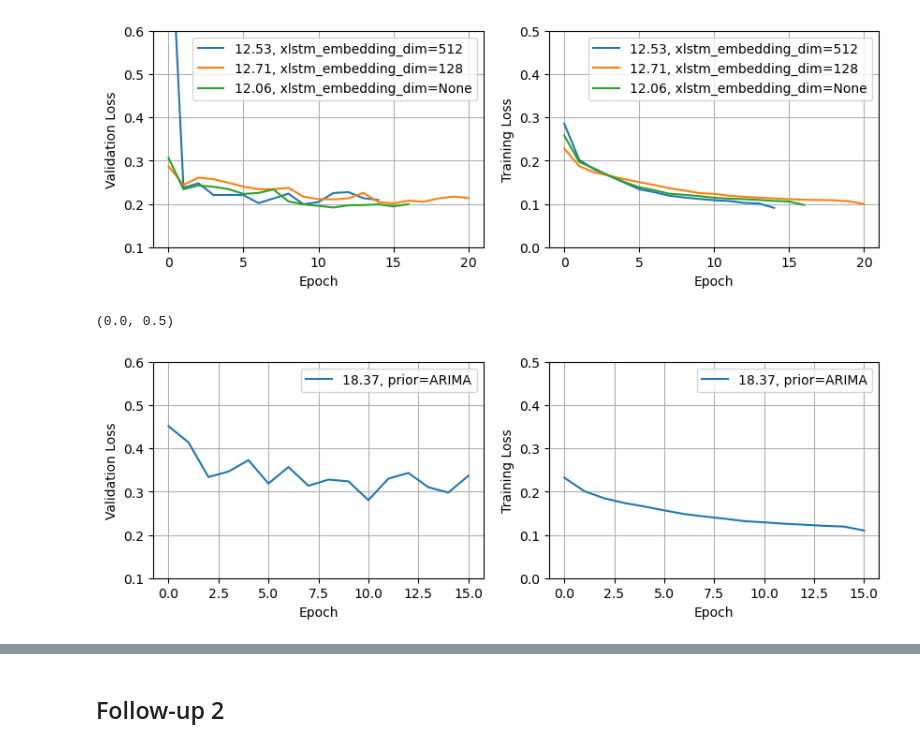
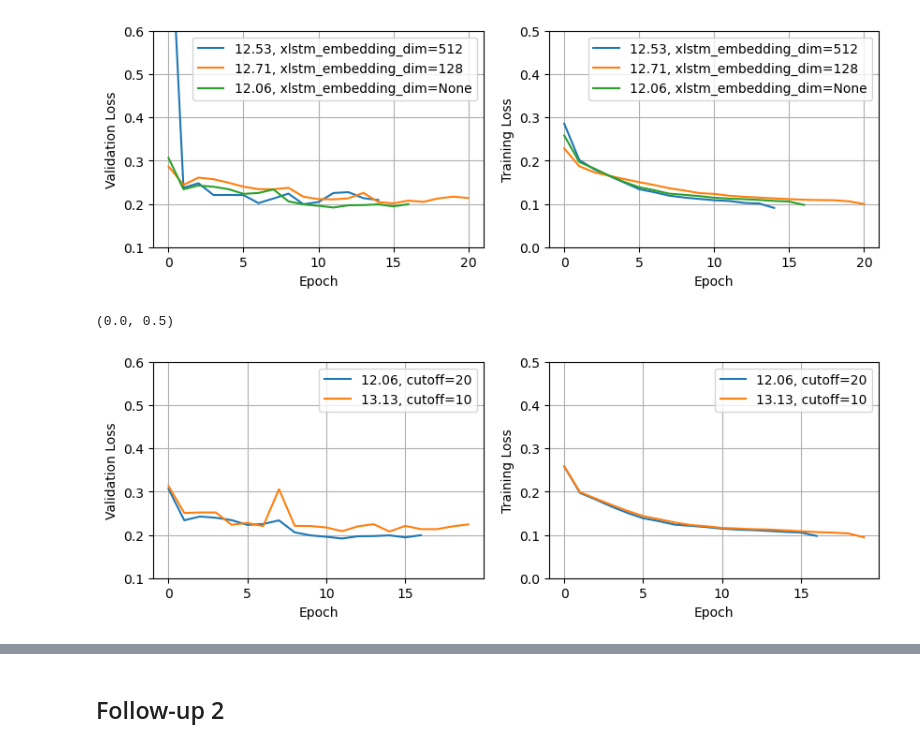
Before and after one commit to yazidhannachi/DLAM-Group6, a Jupyter notebook: submission_template/analysis.ipynb, the cells around one changed output, grey strips where cells are left out. Drawn from its saved outputs; the diff is of its cells as text; code cells hidden in the pictures.

```diff
--- a/submission_template/analysis.ipynb
+++ b/submission_template/analysis.ipynb
@@ -455,10 +376,10 @@ axs[1].set_ylim(0, 0.5)
 (0.0, 0.5)
 [figure]
 # %%
-subset = summary_table.query("""`params.model.prior`=='ARIMA'""")
-fig, axs = plot_subset(subset, param_of_interest="params.model.prior")
+subset = summary_table.query("""`params.model.prior`=='Fourier'""")
+fig, axs = plot_subset(subset, param_of_interest="params.model.base_model_kwargs.cutoff")
 axs[0].set_ylim(0.1, 0.6)
 axs[1].set_ylim(0, 0.5)
 # %% [output]
 (0.0, 0.5)
-[figure, old version]
+[figure, new version]
```
Also changed, not shown: parts of 95 cells of this notebook.
